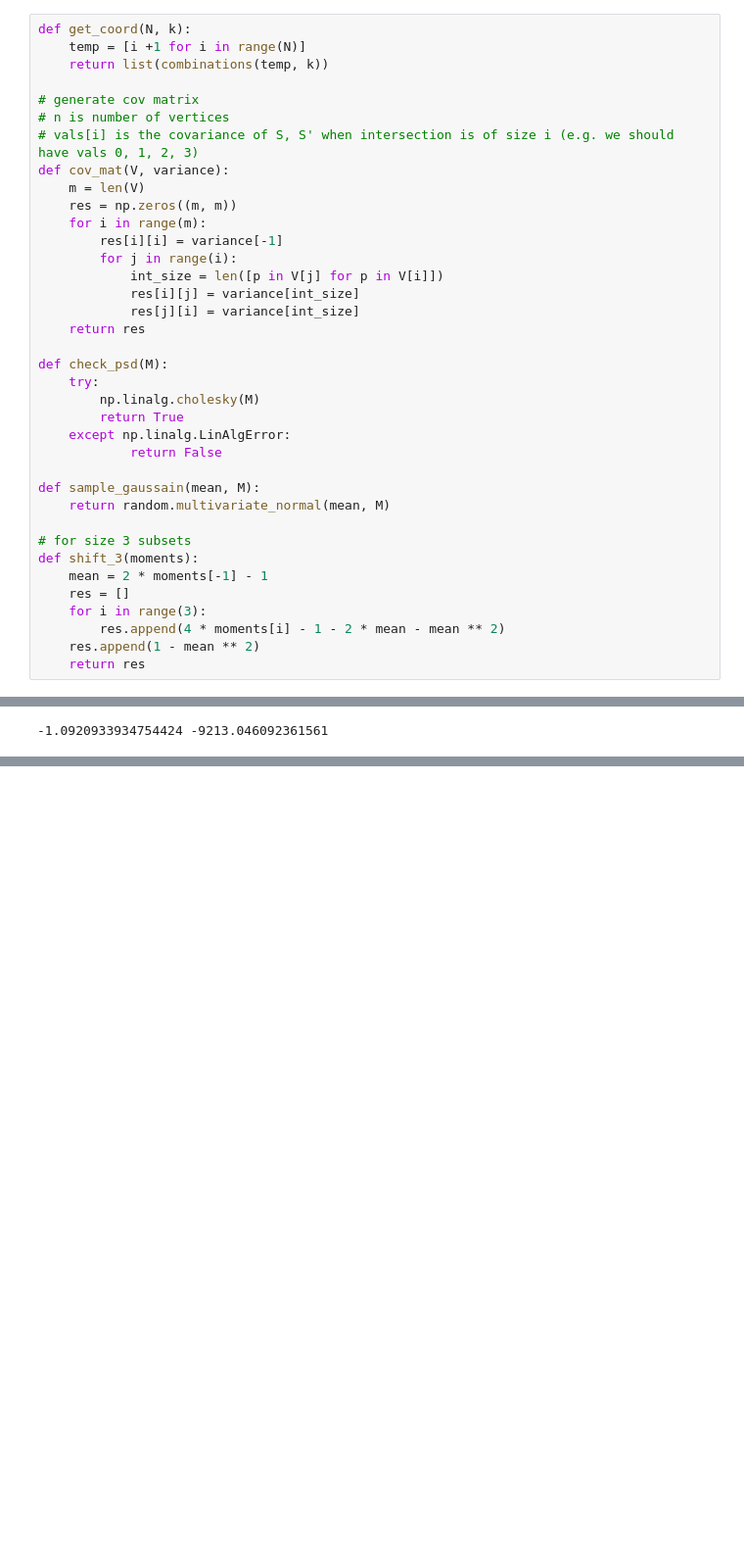
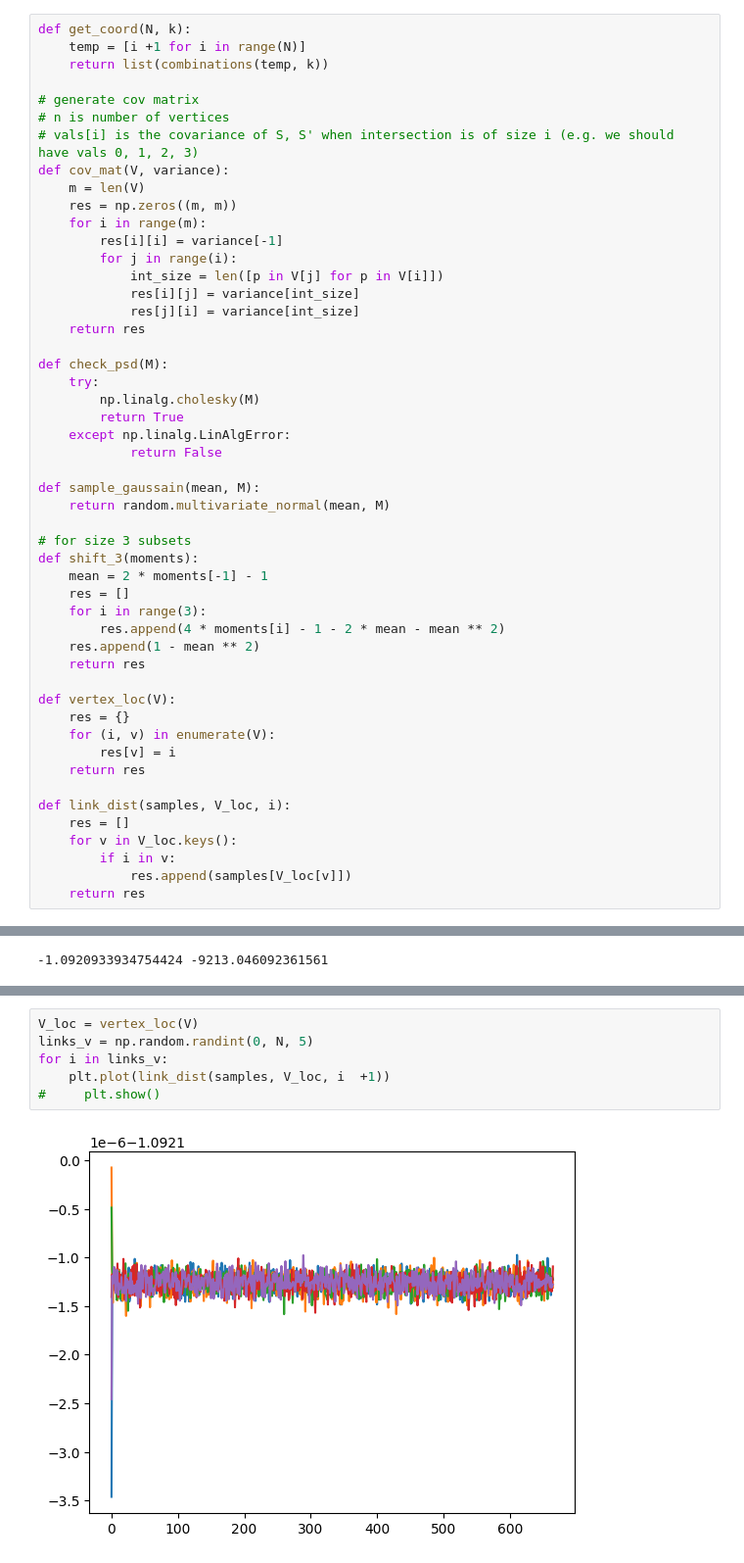
Before and after one commit to syq2012/hdx-sampling, a Jupyter notebook: Untitled1.ipynb, the cells around one changed output, grey strips where cells are left out. Shown at 98% size. Drawn from its saved outputs; the diff is of its cells as text; blank space fills up the shorter version.

```diff
--- a/Untitled1.ipynb
+++ b/Untitled1.ipynb
@@ -41,6 +41,19 @@ def shift_3(moments):
         res.append(4 * moments[i] - 1 - 2 * mean - mean ** 2)
     res.append(1 - mean ** 2)
     return res
+
+def vertex_loc(V):
+    res = {}
+    for (i, v) in enumerate(V):
+        res[v] = i
+    return res
+
+def link_dist(samples, V_loc, i):
+    res = []
+    for v in V_loc.keys():
+        if i in v:
+            res.append(samples[V_loc[v]])
+    return res
 # %%
 # set subset size
 k = 3
@@ -133,3 +146,11 @@ plt.hist((samples + 1) / 2, bins = 100)
         -0.0460467 ]),
  <BarContainer object of 100 artists>)
 [figure]
+# %%
+V_loc = vertex_loc(V)
+links_v = np.random.randint(0, N, 5)
+for i in links_v:
+    plt.plot(link_dist(samples, V_loc, i  +1))
+#     plt.show()
+# %% [output]
+[figure, added]
```
